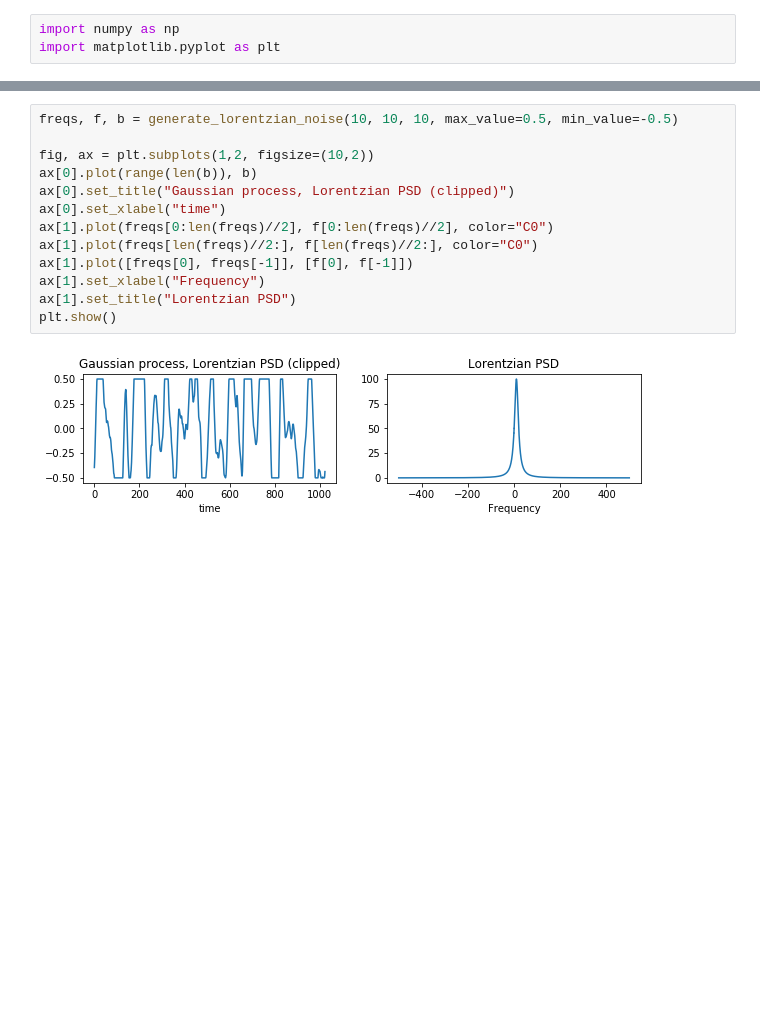
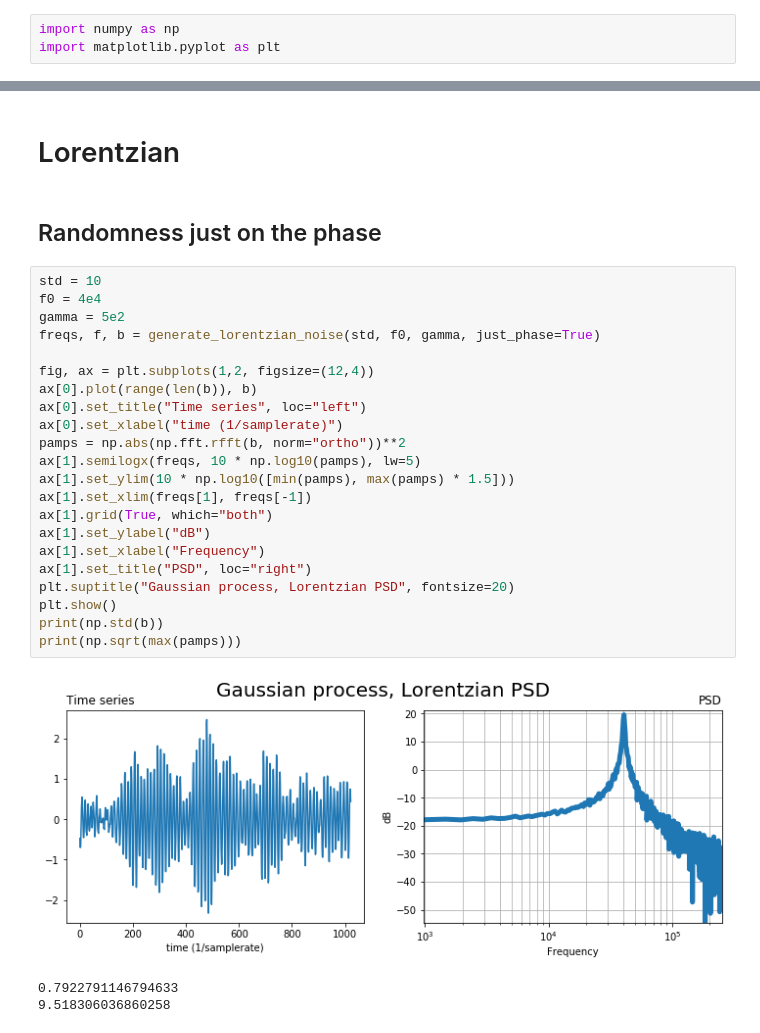
Before and after one commit to HaeffnerLab/lattice_notebooks, a Jupyter notebook: noise_generation_example.ipynb, the cells around one changed output, grey strips where cells are left out. Saved outputs shown, nothing was run; the diff lists cells and outputs as text; blank space fills up the shorter version.

```diff
--- a/noise_generation_example.ipynb
+++ b/noise_generation_example.ipynb
@@ -49,15 +78,30 @@ def generate_white_noise(s0, min_value=-1e10, max_value=1e10, min_freq=-1e-10, m
-# %%
-freqs, f, b = generate_lorentzian_noise(10, 10, 10, max_value=0.5, min_value=-0.5)
-
-fig, ax = plt.subplots(1,2, figsize=(10,2))
-ax[0].plot(range(len(b)), b)
-ax[0].set_title("Gaussian process, Lorentzian PSD (clipped)")
-ax[0].set_xlabel("time")
-ax[1].plot(freqs[0:len(freqs)//2], f[0:len(freqs)//2], color="C0")
-ax[1].plot(freqs[len(freqs)//2:], f[len(freqs)//2:], color="C0")
-ax[1].plot([freqs[0], freqs[-1]], [f[0], f[-1]])
-ax[1].set_xlabel("Frequency")
-ax[1].set_title("Lorentzian PSD")
-plt.show()
-# %% [output]
-[figure, removed]
+# %% [markdown]
+# Lorentzian
+# %% [markdown]
+## Randomness just on the phase
+# %%
+std = 10
+f0 = 4e4
+gamma = 5e2
+freqs, f, b = generate_lorentzian_noise(std, f0, gamma, just_phase=True)
+
+fig, ax = plt.subplots(1,2, figsize=(12,4))
+ax[0].plot(range(len(b)), b)
+ax[0].set_title("Time series", loc="left")
+ax[0].set_xlabel("time (1/samplerate)")
+pamps = np.abs(np.fft.rfft(b, norm="ortho"))**2
+ax[1].semilogx(freqs, 10 * np.log10(pamps), lw=5)
+ax[1].set_ylim(10 * np.log10([min(pamps), max(pamps) * 1.5]))
+ax[1].set_xlim(freqs[1], freqs[-1])
+ax[1].grid(True, which="both")
+ax[1].set_ylabel("dB")
+ax[1].set_xlabel("Frequency")
+ax[1].set_title("PSD", loc="right")
+plt.suptitle("Gaussian process, Lorentzian PSD", fontsize=20)
+plt.show()
+print(np.std(b))
+print(np.sqrt(max(pamps)))
+# %% [output]
+[figure, added]
+0.7922791146794633
+9.518306036860258
```
Also changed, not shown: parts of 23 cells of this notebook.
